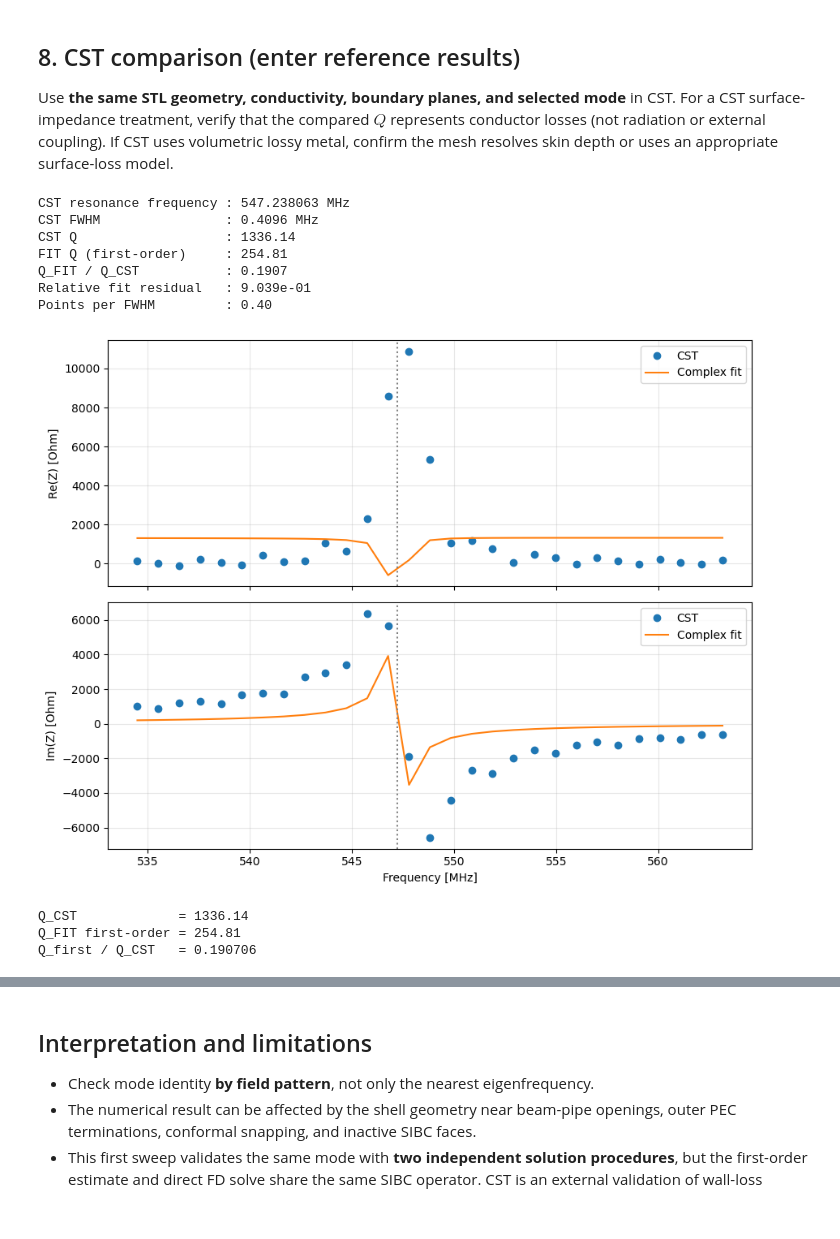
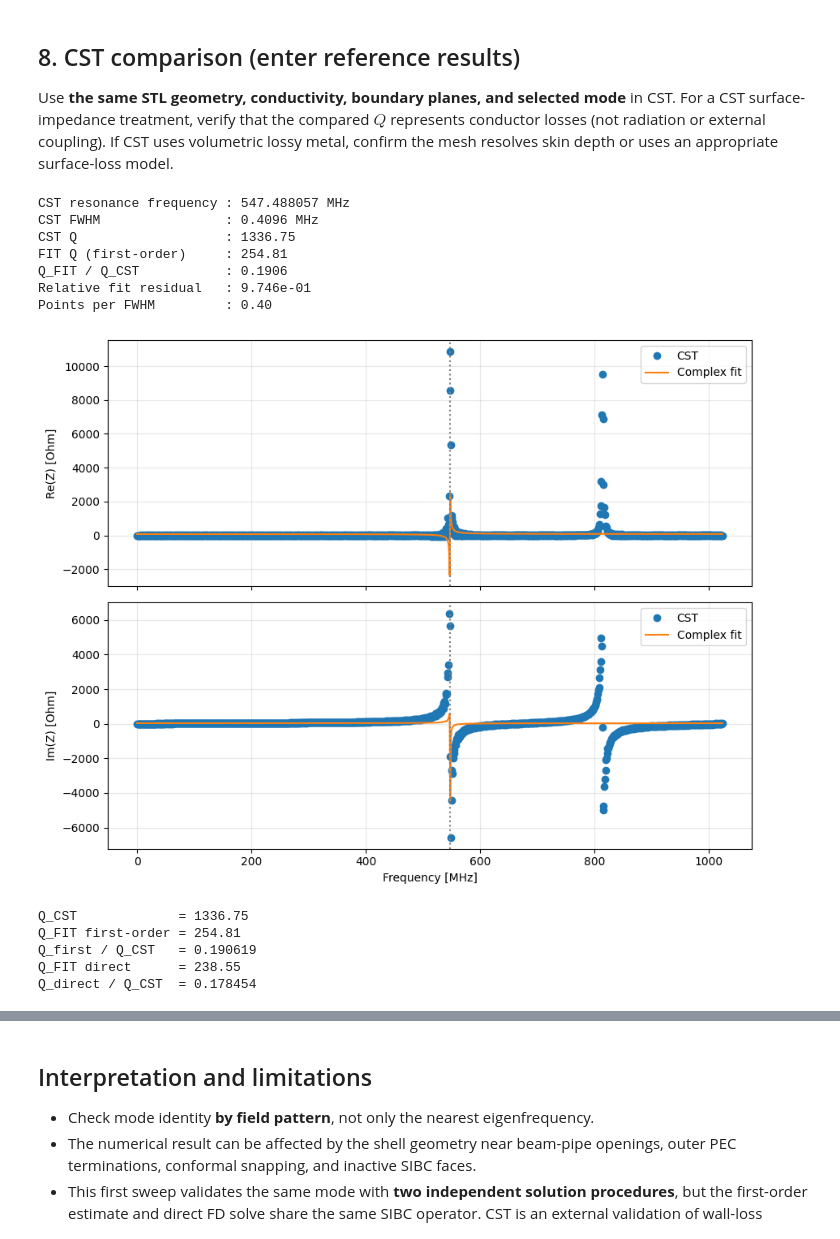
Before and after one commit to hschreib-tet/Wakis, a Jupyter notebook: notebooks/wakis_pillbox_pec_sibc_eigenmode_validation.ipynb, the cells around one changed output, grey strips where cells are left out. Saved outputs shown, nothing was run; the diff lists cells and outputs as text; code cells hidden in the pictures.

```diff
--- a/notebooks/wakis_pillbox_pec_sibc_eigenmode_validation.ipynb
+++ b/notebooks/wakis_pillbox_pec_sibc_eigenmode_validation.ipynb
@@ -144,7 +144,7 @@ def make_solver(kind):
     return SolverFIT3D_FD(
         grid=grid,
         use_stl=True,
-        use_sibc=True,
+        use_sibc=False,
         bc_low=["PEC"] * 3,
         bc_high=["PEC"] * 3,
         verbose=0,
@@ -369,7 +376,7 @@ from scipy.optimize import least_squares
 
 # Select the resonance near the PEC eigenfrequency
 f_target = f0
-fit_window = 15e6
+fit_window = 15e9
 
 mask = np.abs(f_cst - f_target) <= fit_window
 f = f_cst[mask]
@@ -435,38 +442,40 @@ print(f"Points per FWHM         : {2 * gamma_cst / df:.2f}")
 fig, axes = plt.subplots(2, 1, figsize=(9, 7), sharex=True)
 
 for ax, measured, fitted, label in [
     (axes[0], Z.real, Z_fit.real, "Re(Z) [Ohm]"),
     (axes[1], Z.imag, Z_fit.imag, "Im(Z) [Ohm]"),
 ]:
     ax.plot(f / 1e6, measured, "o", label="CST")
     ax.plot(f / 1e6, fitted, "-", label="Complex fit")
     ax.axvline(fr_cst / 1e6, color="gray", ls=":")
     ax.set_ylabel(label)
     ax.grid(alpha=0.3)
     ax.legend()
 
 axes[1].set_xlabel("Frequency [MHz]")
 plt.tight_layout()
 plt.show()
 
 
 # --- Compare against WAKIS ---
 print(f"Q_CST             = {Q_cst:.2f}")
 print(f"Q_FIT first-order = {Q_first:.2f}")
 print(f"Q_first / Q_CST   = {Q_first / Q_cst:.6f}")
 
 if "Q_direct" in globals():
     print(f"Q_FIT direct      = {Q_direct:.2f}")
     print(f"Q_direct / Q_CST  = {Q_direct / Q_cst:.6f}")
 # %% [output]
-CST resonance frequency : 547.238063 MHz
+CST resonance frequency : 547.488057 MHz
 CST FWHM                : 0.4096 MHz
-CST Q                   : 1336.14
+CST Q                   : 1336.75
 FIT Q (first-order)     : 254.81
-Q_FIT / Q_CST           : 0.1907
-Relative fit residual   : 9.039e-01
+Q_FIT / Q_CST           : 0.1906
+Relative fit residual   : 9.746e-01
 Points per FWHM         : 0.40
-[figure, old version]
+[figure, new version]
-Q_CST             = 1336.14
+Q_CST             = 1336.75
 Q_FIT first-order = 254.81
-Q_first / Q_CST   = 0.190706
+Q_first / Q_CST   = 0.190619
+Q_FIT direct      = 238.55
+Q_direct / Q_CST  = 0.178454
```
Also changed, not shown: parts of 7 cells of this notebook, 2 other files.
